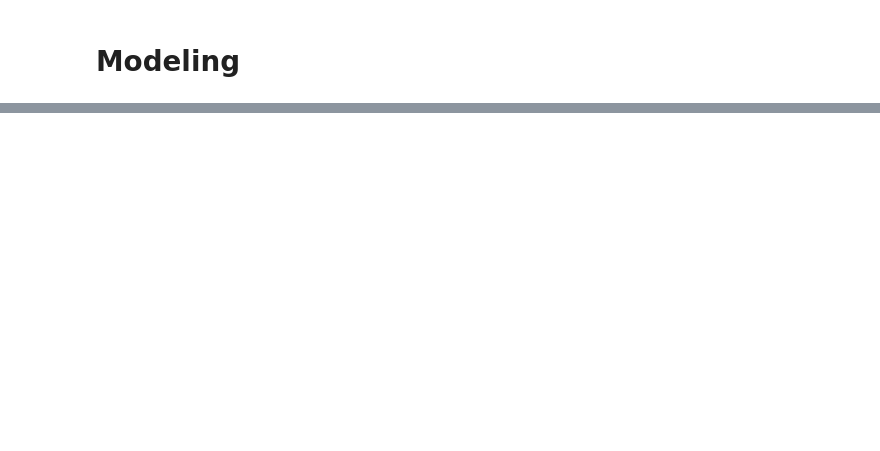
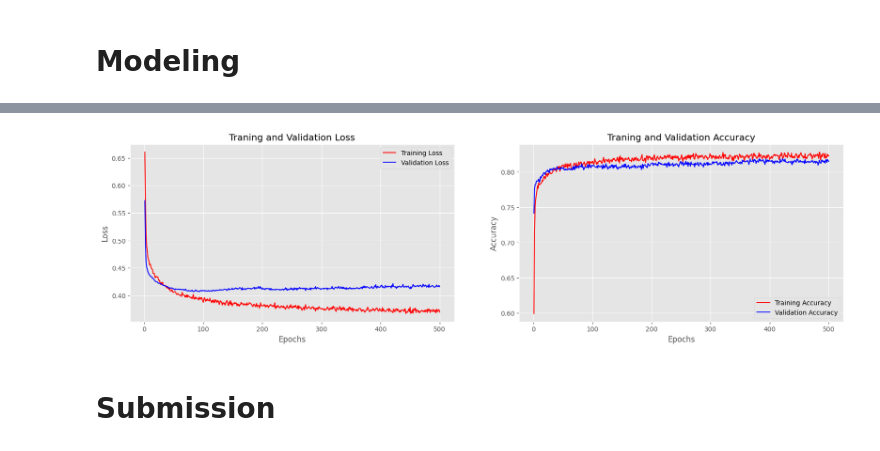
Before and after one commit to MarcosCamara01/deep-learning-mini-projects, a Jupyter notebook: spaceship-titanic-clasification/spaceship-clasifiction.ipynb, the cells around one changed output, grey strips where cells are left out. Cells and saved outputs as stored; diff of their text form; code cells hidden in the pictures; blank space fills up the shorter version.

```diff
--- a/spaceship-titanic-clasification/spaceship-clasifiction.ipynb
+++ b/spaceship-titanic-clasification/spaceship-clasifiction.ipynb
@@ -436,7 +456,10 @@ x_train.shape,y_train.shape,x_test.shape,y_test.shape,pred.shape
 # %% [markdown]
 # Modeling
 # %%
-for i in range(x_train.shape[1]):
-    if np.issubdtype(x_train[:, i].dtype, np.bool_):
-        x_train[:, i] = x_train[:, i].astype(int)
-        x_test[:, i] = x_test[:, i].astype(int)
+for col in x_train.columns:
+    if x_train[col].dtype==bool:
+        x_train[col][x_train[col]==True]=1
+        x_train[col][x_train[col]==False]=0
+        x_test[col][x_test[col]==True]=1
+        x_test[col][x_test[col]==False]=0
+x_train.head()
@@ -454,8 +516,10 @@ regularizers.l1_l2(l1=0.1, l2=0.1)
 
 model=models.Sequential()
 
-model.add(layers.Dense(40,activation='relu',input_shape=(28,)))
-model.add(layers.Dropout(0.5))
+model.add(layers.Dense(32,activation='relu',input_shape=(28,)))
+model.add(layers.Dropout(0.4))
+model.add(layers.Dense(32,activation='relu'))
+model.add(layers.Dropout(0.4))
 model.add(layers.Dense(1,activation='sigmoid'))
 
 model.summary()
@@ -462,6 +546,6 @@ model.summary()
 # %%
 model.compile(
-    optimizer='rmsprop',
+    optimizer='adam',
     loss='binary_crossentropy',
     metrics=['accuracy']
 )
@@ -469,0 +552,9 @@ print(x_train.shape)
+# %%
+history=model.fit(
+    x_train,
+    y_train,
+    epochs=500,
+    batch_size=128,
+    verbose=2,
+    validation_data=(x_test,y_test)
+)
@@ -470,38 +579,33 @@ print(x_train.shape)
 # %%
-history=model.fit(
-    x_train,
-    y_train,
-    epochs=500,
-    batch_size=128,
-    verbose=0,
-    validation_data=(x_test,y_test)
-)
-
 import matplotlib.pyplot as plt
 
 plt.figure(figsize=(20,5))
 
 history_dict=history.history
 loss_values=history_dict['loss']
 val_loss_values=history_dict['val_loss']
 
 epochs=range(1,len(loss_values)+1)
 plt.subplot(1,2,1)
 plt.plot(epochs,loss_values,'r',label='Training Loss')
 plt.plot(epochs,val_loss_values,'b',label='Validation Loss')
 plt.title('Traning and Validation Loss')
 plt.xlabel('Epochs')
 plt.ylabel('Loss')
 plt.legend()
 
 plt.subplot(1,2,2)
 acc=history_dict['accuracy']
 val_acc=history_dict['val_accuracy']
 plt.plot(epochs,acc,'r',label='Training Accuracy')
 plt.plot(epochs,val_acc,'b',label='Validation Accuracy')
 plt.title('Traning and Validation Accuracy')
 plt.xlabel('Epochs')
 plt.ylabel('Accuracy')
 plt.legend()
 
 plt.show()
+# %% [output]
+[figure, added]
+# %% [markdown]
+# Submission
```
Also changed, not shown: parts of 24 cells of this notebook, 6 other files.
